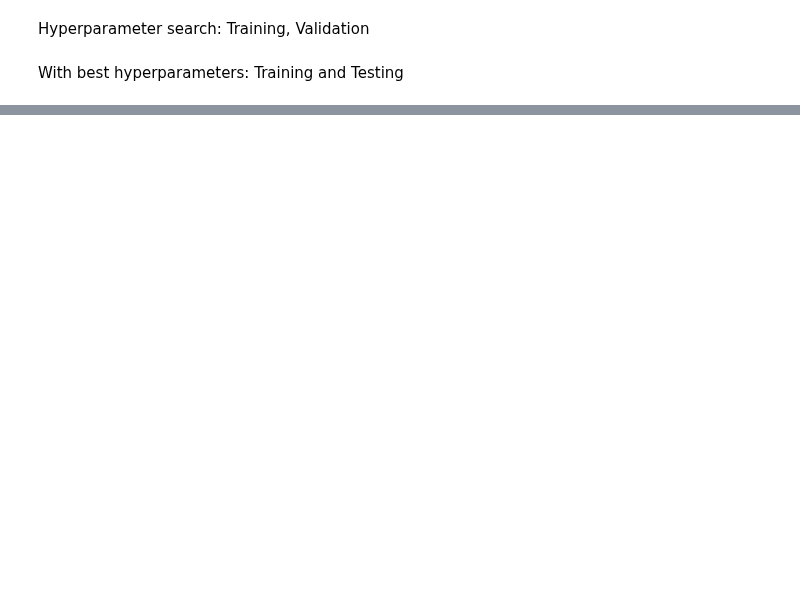
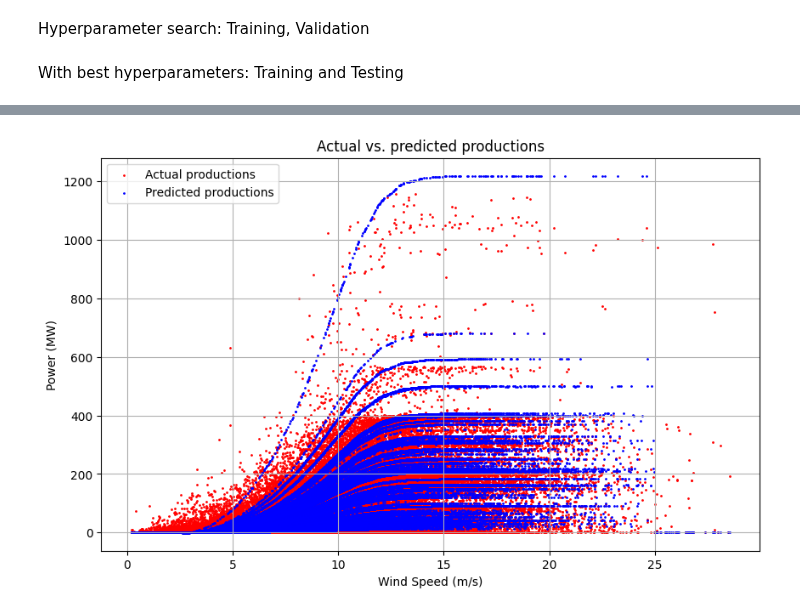
Before and after one commit to el-gif/Webapp, a Jupyter notebook: MLP.ipynb, the cells around one changed output, grey strips where cells are left out. Drawn from its saved outputs; the diff is of its cells as text; code cells hidden in the pictures; blank space fills up the shorter version.

```diff
--- a/MLP.ipynb
+++ b/MLP.ipynb
@@ -126,0 +85,8 @@ Model
+# %%
+import numpy as np
+
+num_samples = 100000
+random_indices = np.random.choice(combined_features_raw.shape[0], num_samples, replace=False)
+
+combined_features_subset = combined_features_raw[random_indices].copy()
+output_subset = output_raw[random_indices].copy()
@@ -335,0 +381,11 @@ torch.save(model.state_dict(), "mlp_wind_power_model_best.pth")
+# %%
+# Extrahiere relevante Spalten
+wind_speeds_data = combined_features_subset[:, -1]
+capacities = combined_features_subset[:, -3]
+actual_power_output = output_subset.flatten()
+
+# Vorhersage basierend auf Power Curve
+predicted_power_output = interpolation_function(wind_speeds_data) * capacities
+
+# Setze vorhergesagte Leistung auf 0 für Windgeschwindigkeiten über wind_speed_max
+predicted_power_output[wind_speeds_data > wind_speed_max] = 0
@@ -335,0 +416,14 @@ torch.save(model.state_dict(), "mlp_wind_power_model_best.pth")
+# %%
+import matplotlib.pyplot as plt
+
+plt.figure(figsize=(10, 6))
+plt.scatter(wind_speeds_data, actual_power_output, color='red', s=1, label='Actual productions')
+plt.scatter(wind_speeds_data, predicted_power_output, color='blue', s=1, label='Predicted productions')
+plt.xlabel('Wind Speed (m/s)')
+plt.ylabel('Power (MW)')
+plt.title('Actual vs. predicted productions')
+plt.legend()
+plt.grid(True)
+plt.show()
+# %% [output]
+[figure, added]
```
Also changed, not shown: parts of 11 cells of this notebook, 4 other files.
